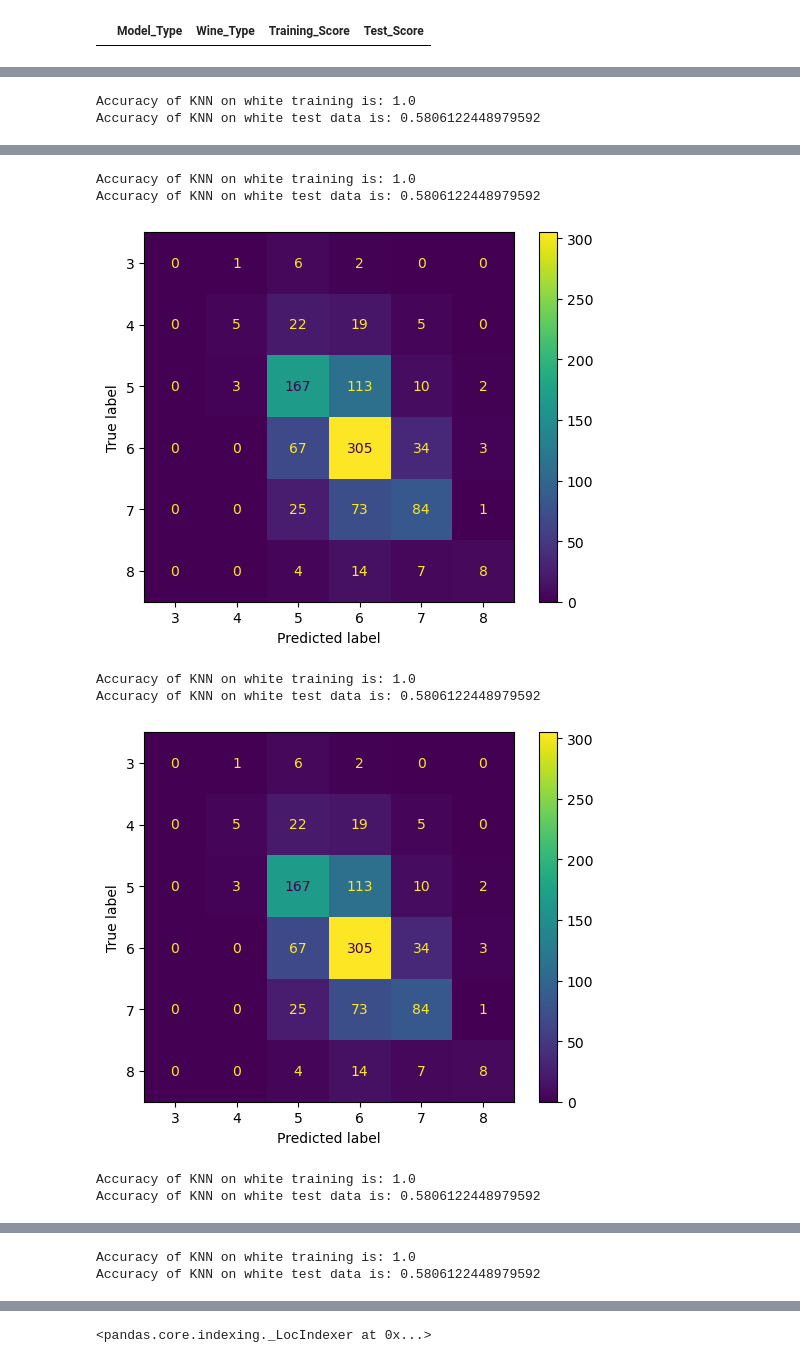
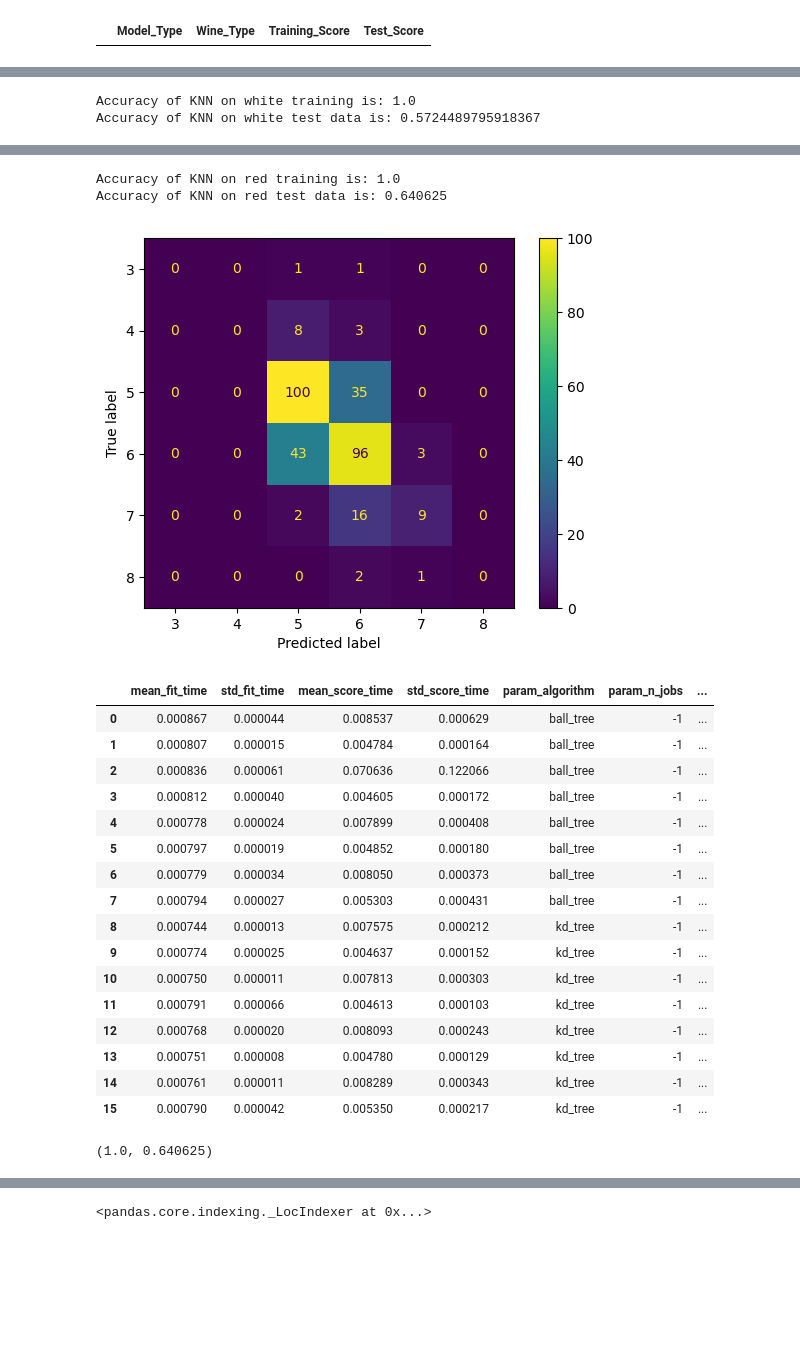
Before and after one commit to COSC5557/hyperparameter-optimization-lrstafford, a Jupyter notebook: Exercise4.ipynb, the cells around one changed output, grey strips where cells are left out. Drawn from its saved outputs; the diff is of its cells as text; code cells hidden in the pictures; blank space fills up the shorter version.

```diff
--- a/Exercise4.ipynb
+++ b/Exercise4.ipynb
@@ -343,10 +274,19 @@ def svmsvc(data,labels,winetype):
+# %%
+#Define knn hyperparameters from which to optimize
+knnparams = {
+    'n_neighbors': [5, 10, 25, 50],
+    'weights': ['uniform', 'distance'],
+    'algorithm': ['ball_tree', 'kd_tree'],
+    'n_jobs': [-1]
+}
 # %%
-#Define a standard function for ML training using a K-Nearest Neighbor Model
-#Unless otherwise indicated, we stick with default hyperparameters from sklearn
-def knn(data,labels,winetype):
+#Define K-nearest neighbor grid search function
+def knn_gs(data,labels,winetype):
     X_train, X_test, y_train, y_test = train_test_split(data, labels, train_size=.8, shuffle=True, random_state=0)
     X_train.shape, X_test.shape
-    kneighbor = KNeighborsClassifier(n_neighbors=10, weights='distance') #Default knn = 5
+    knn = KNeighborsClassifier()
+    kneighbor = GridSearchCV(knn, knnparams)
+
     kneighbor.fit(X_train, y_train)
 
     trainpred = kneighbor.predict(X_train)
@@ -366,4 +306,6 @@ def knn(data,labels,winetype):
     disp.plot()
     plt.show()
 
+    display(pd.DataFrame(kneighbor.cv_results_))
+
     return trainacc, testacc
@@ -473,8 +472,6 @@ Accuracy of Polynomial SVC on white test data is: 0.4316326530612245
 # %%
-for i in range(10):
-    knn(whitewinedata, whitewinelabels, "white")
-for i in range(10):
-    knn(redwinedata, redwinelabels, "red")
+knn_gs(whitewinedata, whitewinelabels, "white")
+knn_gs(redwinedata, redwinelabels, "red")
 # %% [output]
 Accuracy of KNN on white training is: 1.0
-Accuracy of KNN on white test data is: 0.5806122448979592
+Accuracy of KNN on white test data is: 0.5724489795918367
@@ -482,8 +496,21 @@ Accuracy of KNN on white test data is: 0.5806122448979592
-Accuracy of KNN on white training is: 1.0
-Accuracy of KNN on white test data is: 0.5806122448979592
+Accuracy of KNN on red training is: 1.0
+Accuracy of KNN on red test data is: 0.640625
-[figure, old version]
+[figure, new version]
+|  | mean_fit_time | std_fit_time | mean_score_time | std_score_time | param_algorithm | param_n_jobs | ... |
+| 0 | 0.000867 | 0.000044 | 0.008537 | 0.000629 | ball_tree | -1 | ... |
+| 1 | 0.000807 | 0.000015 | 0.004784 | 0.000164 | ball_tree | -1 | ... |
+| 2 | 0.000836 | 0.000061 | 0.070636 | 0.122066 | ball_tree | -1 | ... |
+| 3 | 0.000812 | 0.000040 | 0.004605 | 0.000172 | ball_tree | -1 | ... |
+| 4 | 0.000778 | 0.000024 | 0.007899 | 0.000408 | ball_tree | -1 | ... |
+| 5 | 0.000797 | 0.000019 | 0.004852 | 0.000180 | ball_tree | -1 | ... |
+| 6 | 0.000779 | 0.000034 | 0.008050 | 0.000373 | ball_tree | -1 | ... |
+| 7 | 0.000794 | 0.000027 | 0.005303 | 0.000431 | ball_tree | -1 | ... |
+| 8 | 0.000744 | 0.000013 | 0.007575 | 0.000212 | kd_tree | -1 | ... |
+| 9 | 0.000774 | 0.000025 | 0.004637 | 0.000152 | kd_tree | -1 | ... |
+| 10 | 0.000750 | 0.000011 | 0.007813 | 0.000303 | kd_tree | -1 | ... |
+| 11 | 0.000791 | 0.000066 | 0.004613 | 0.000103 | kd_tree | -1 | ... |
+| 12 | 0.000768 | 0.000020 | 0.008093 | 0.000243 | kd_tree | -1 | ... |
+| 13 | 0.000751 | 0.000008 | 0.004780 | 0.000129 | kd_tree | -1 | ... |
+| 14 | 0.000761 | 0.000011 | 0.008289 | 0.000343 | kd_tree | -1 | ... |
+| 15 | 0.000790 | 0.000042 | 0.005350 | 0.000217 | kd_tree | -1 | ... |
-Accuracy of KNN on white training is: 1.0
-Accuracy of KNN on white test data is: 0.5806122448979592
+(1.0, 0.640625)
-[figure, removed]
-Accuracy of KNN on white training is: 1.0
-Accuracy of KNN on white test data is: 0.5806122448979592
@@ -491,2 +516,0 @@ Accuracy of KNN on white test data is: 0.5806122448979592
-Accuracy of KNN on white training is: 1.0
-Accuracy of KNN on white test data is: 0.5806122448979592
```
Also changed, not shown: parts of 25 cells of this notebook, 4 other files.
